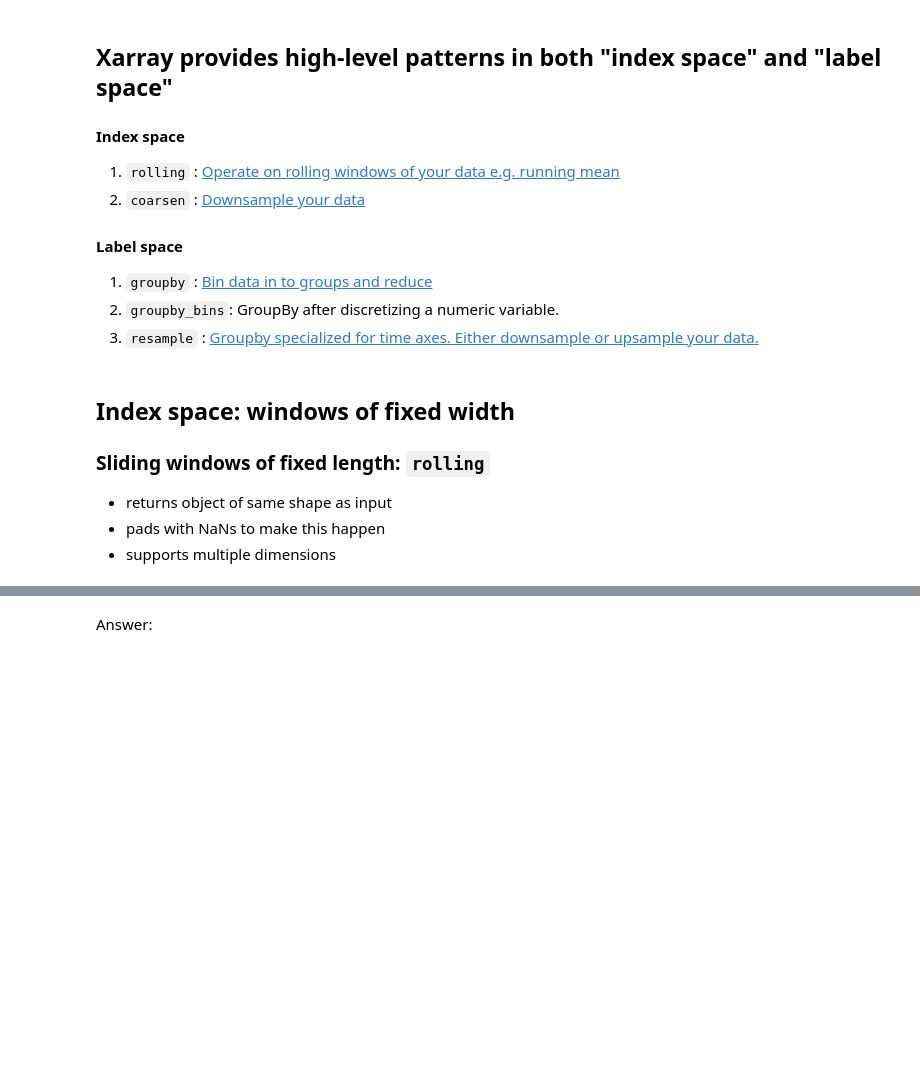
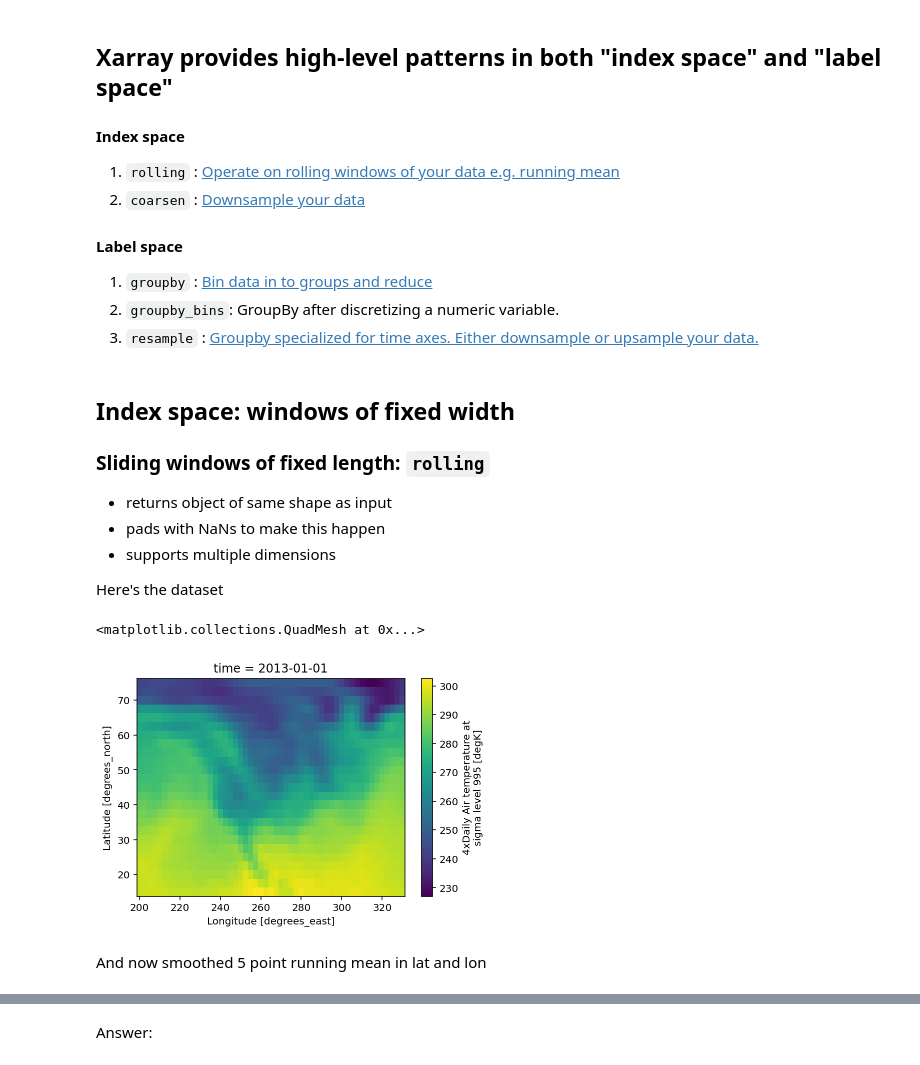
Before and after one commit to ProjectPythiaTutorials/thinking-with-xarray_2022_03_09, a Jupyter notebook: tutorial/01-high-level-computation-patterns.ipynb, the cells around one changed output, grey strips where cells are left out. Saved outputs shown, nothing was run; the diff lists cells and outputs as text; code cells hidden in the pictures; blank space fills up the shorter version.

```diff
--- a/tutorial/01-high-level-computation-patterns.ipynb
+++ b/tutorial/01-high-level-computation-patterns.ipynb
@@ -101,5 +199,14 @@ data[10, :]
 - returns object of same shape as input
 - pads with NaNs to make this happen
 - supports multiple dimensions
+
+Here's the dataset
+# %%
+data.plot()
+# %% [output]
+<matplotlib.collections.QuadMesh at 0x...>
+[figure, added]
+# %% [markdown]
+And now smoothed 5 point running mean in lat and lon
 # %%
 data.rolling(lat=5, lon=5, center=True).mean().plot()
```
Also changed, not shown: parts of 67 cells of this notebook.
